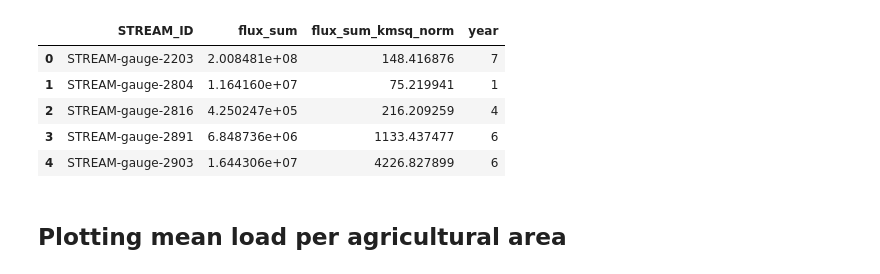
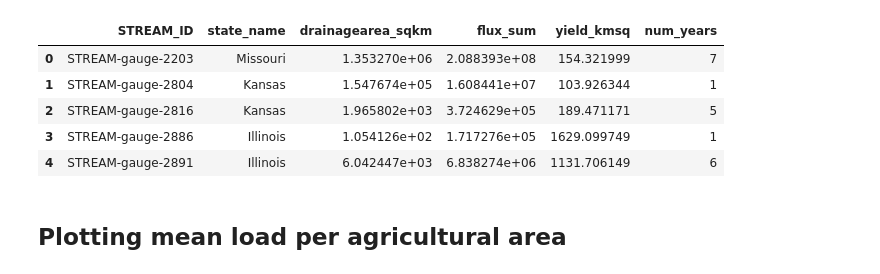
Before and after one commit to danykakbyrnes/STREAM_seasonality, a Jupyter notebook: spatial_data_exploration.ipynb, the cells around one changed output. Drawn from its saved outputs; the diff is of its cells as text; code cells hidden in the pictures.

```diff
--- a/spatial_data_exploration.ipynb
+++ b/spatial_data_exploration.ipynb
@@ -21,21 +25,18 @@ metadata.head(2)
 # %%
-site_loads_l = []
-for site in main_sites:
-    load_data = pd.read_csv(load_filepath+site+'_preds_lc_flux.csv')
+load_data = pd.read_csv(load_filepath + 'all_sites_daily_loadflex.csv')
+load_data_l = []
 
-    # Reading in data and adding yearh and month columbs for grouping
-    load_data = pd.read_csv(load_filepath+site+'_preds_lc_flux.csv', index_col=0)
-    load_data['date'] = pd.to_datetime(load_data['date'])
-    load_data['year'] = pd.DatetimeIndex(load_data['date']).year
-    load_data['month'] = pd.DatetimeIndex(load_data['date']).month
+for site in MAIN_SITES:
+    site_loads = load_data[load_data['STREAM_ID'] == site]
 
-    # Group by to get annual sums.
-    annual_load_sum = load_data.groupby('year')['flux'].agg(flux_sum='sum', day_count='count').reset_index()
+    # Group by to get annual sums (water year)
+    annual_load_sum = site_loads.groupby('WaterYear')['export'].agg(flux_sum='sum', day_count='count').reset_index()
 
-    annual_load_sum['flux_sum_kmsq_norm'] = annual_load_sum['flux_sum']/metadata[metadata['STREAM_ID'] == site]['drainagearea_sqkm'].values
+    # Normalizing flux to get yield
+    annual_load_sum['yield_kmsq'] = annual_load_sum['flux_sum']/metadata[metadata['STREAM_ID'] == site]['drainagearea_sqkm'].values
     annual_load_sum.insert(0, 'STREAM_ID', site)
-    site_loads_l.append(annual_load_sum)
+    load_data_l.append(annual_load_sum)
 
-site_annual_loads = pd.concat(site_loads_l, ignore_index=True)
+site_annual_loads = pd.concat(load_data_l, ignore_index=True)
 site_annual_loads.head()
 # %% [output]
@@ -47,0 +49,7 @@ site_annual_loads.head()
+# %%
+site_annual_loads = site_annual_loads.merge(
+    metadata[['STREAM_ID','state_name', 'drainagearea_sqkm']],
+    on='STREAM_ID',
+    how='left'
+)
+site_annual_loads.head()
@@ -48,19 +63,21 @@ site_annual_loads.head()
 # %%
 # Aggregating the annual values to mean values for the watershed. Only keep the ones that have full (>365 days?) records.
 site_agg_loads = (site_annual_loads[site_annual_loads['day_count'] >= 365]
-                  .groupby('STREAM_ID')[['flux_sum', 'flux_sum_kmsq_norm']]
-                  .agg(flux_sum=('flux_sum', 'mean'),
-                       flux_sum_kmsq_norm=('flux_sum_kmsq_norm', 'mean'),
-                       year=('flux_sum', 'count'))
+                  .groupby('STREAM_ID')[['state_name', 'drainagearea_sqkm', 'flux_sum', 'yield_kmsq']]
+                  .agg(state_name = ('state_name', 'first'),
+                      drainagearea_sqkm = ('drainagearea_sqkm', 'first'),
+                       flux_sum=('flux_sum', 'mean'),
+                       yield_kmsq=('yield_kmsq', 'mean'),
+                       num_years=('flux_sum', 'count'))
                   .reset_index())
 site_agg_loads.head()
 # %% [output]
-|  | STREAM_ID | flux_sum | flux_sum_kmsq_norm | year |
-| 0 | STREAM-gauge-2203 | 2.008481e+08 | 148.416876 | 7 |
-| 1 | STREAM-gauge-2804 | 1.164160e+07 | 75.219941 | 1 |
-| 2 | STREAM-gauge-2816 | 4.250247e+05 | 216.209259 | 4 |
-| 3 | STREAM-gauge-2891 | 6.848736e+06 | 1133.437477 | 6 |
-| 4 | STREAM-gauge-2903 | 1.644306e+07 | 4226.827899 | 6 |
+|  | STREAM_ID | state_name | drainagearea_sqkm | flux_sum | yield_kmsq | num_years |
+| 0 | STREAM-gauge-2203 | Missouri | 1.353270e+06 | 2.088393e+08 | 154.321999 | 7 |
+| 1 | STREAM-gauge-2804 | Kansas | 1.547674e+05 | 1.608441e+07 | 103.926344 | 1 |
+| 2 | STREAM-gauge-2816 | Kansas | 1.965802e+03 | 3.724629e+05 | 189.471171 | 5 |
+| 3 | STREAM-gauge-2886 | Illinois | 1.054126e+02 | 1.717276e+05 | 1629.099749 | 1 |
+| 4 | STREAM-gauge-2891 | Illinois | 6.042447e+03 | 6.838274e+06 | 1131.706149 | 6 |
 # %% [markdown]
 ## Plotting mean load per agricultural area
 # %%
```
Also changed, not shown: parts of 17 cells of this notebook, 2 other files.
